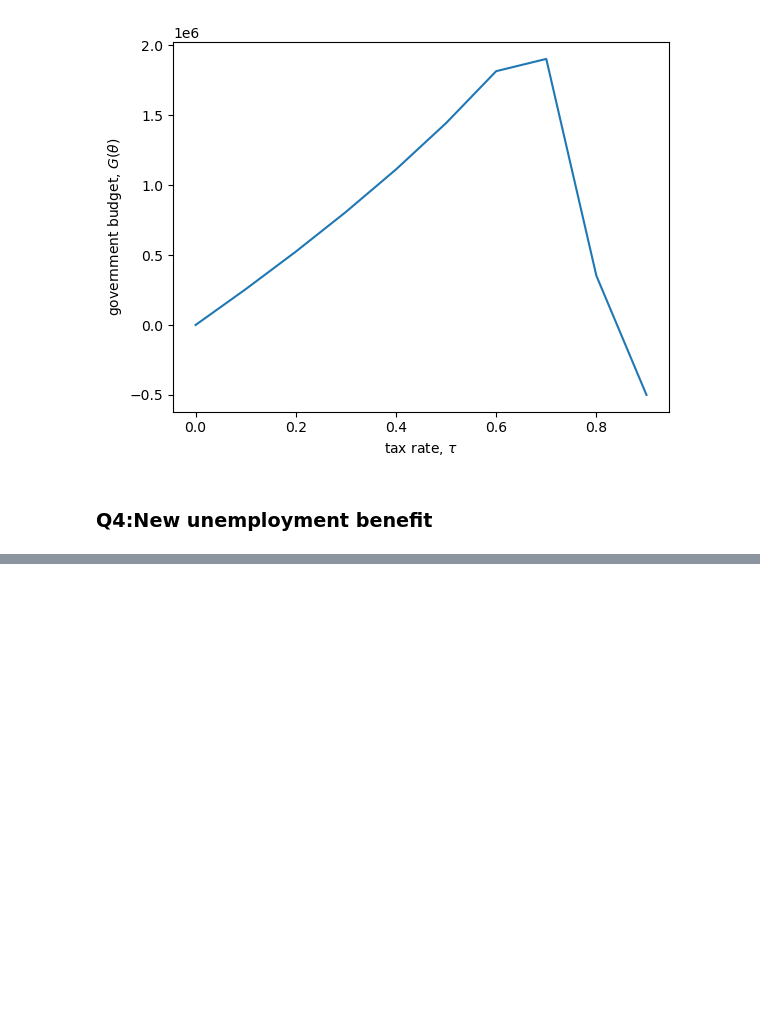
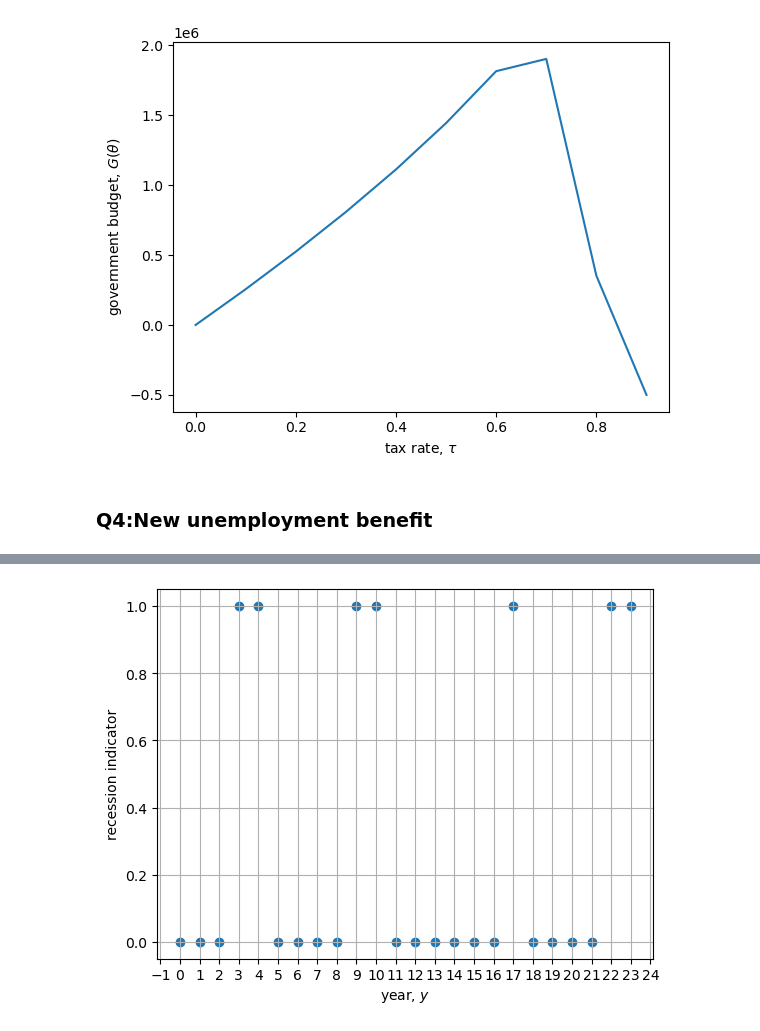
Before and after one commit to oliviarytter/HouseholdBehavior, a Jupyter notebook: EXAM HOUSEHOLD 2026/HouseholdBehavior_exam2026.ipynb, the cells around one changed output, grey strips where cells are left out. Cells and saved outputs as stored; diff of their text form; code cells hidden in the pictures; blank space fills up the shorter version.

```diff
--- a/EXAM HOUSEHOLD 2026/HouseholdBehavior_exam2026.ipynb
+++ b/EXAM HOUSEHOLD 2026/HouseholdBehavior_exam2026.ipynb
@@ -111,0 +251,14 @@ ax.set_xlabel('age, $t$'); ax.set_ylabel('Share working'); ax.legend()
+# %%
+r_path = np.array([0,0,0,1,1,0,0,0,0,1,1,0,0,0,0,0,0,1,0,0,0,0,1,1])
+model_rec = LaborCohortModelClass(par={'lambda_1':-0.5})
+model_rec.par.r_sim = r_path
+model_rec.solve(); model_rec.simulate()
+
+model_rec.simulate()   # simulate along the realized path r_path
+# %%
+fig,ax = plt.subplots()
+ax.scatter(np.arange(r_path.size), r_path)
+ax.set_xlabel('year, $y$'); ax.set_ylabel('recession indicator')
+ax.xaxis.set_major_locator(plt.MultipleLocator(1)); ax.grid(True)
+# %% [output]
+[figure, added]
```
Also changed, not shown: parts of 17 cells of this notebook, 15 other files.
